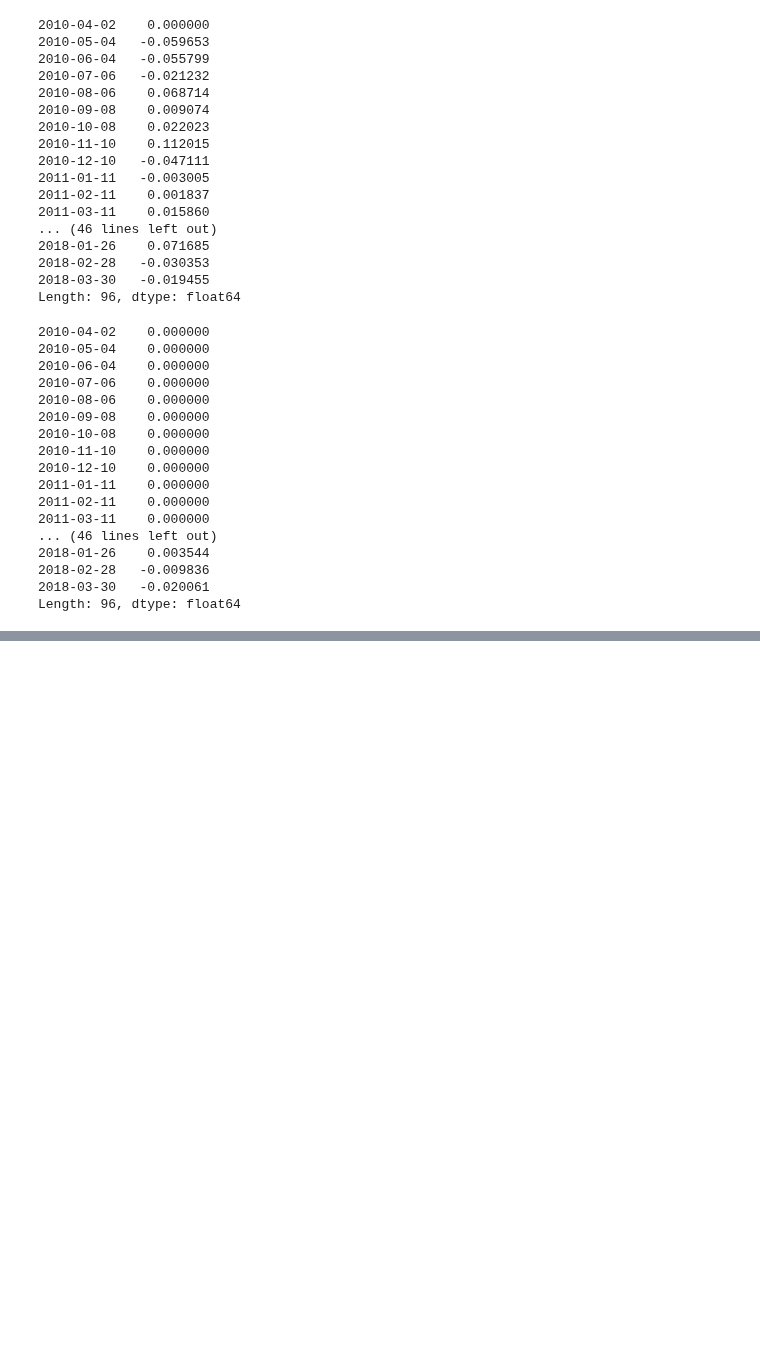
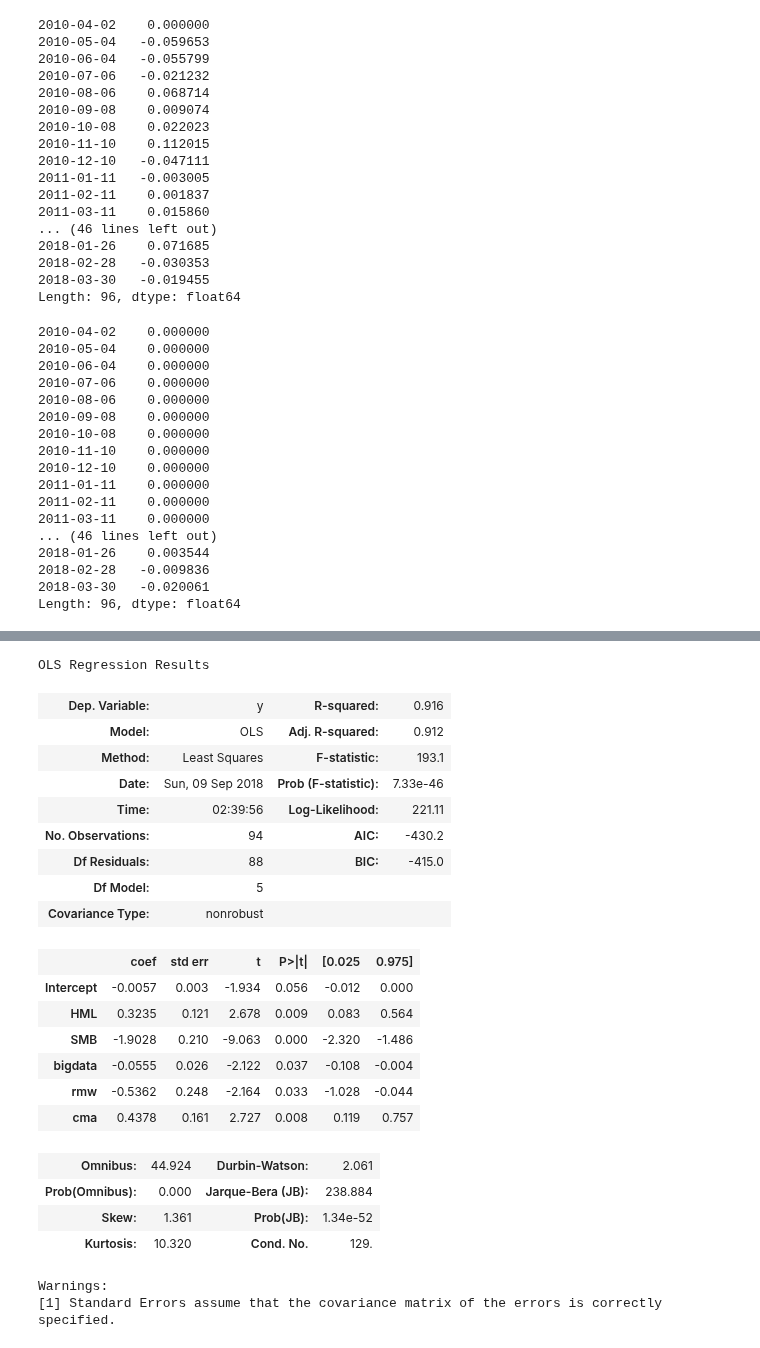
Before and after one commit to brainee/fama, a Jupyter notebook: fama5/zy-fama-frech-4-generial.ipynb, the cells around one changed output, grey strips where cells are left out. Drawn from its saved outputs; the diff is of its cells as text; code cells hidden in the pictures; blank space fills up the shorter version.

```diff
--- a/fama5/zy-fama-frech-4-generial.ipynb
+++ b/fama5/zy-fama-frech-4-generial.ipynb
@@ -1007,25 +942,53 @@ df_xy.describe()
 # %%
 import statsmodels.formula.api as smf
 import statsmodels.api as sm
 # np.seterr(invalid='warn')
 # ols_model = smf.ols('y ~ HML + Rm_Rf + np.log(SMB) ', data=df_xy)#股票序列数据不能用对数变换的，不可能收益都为正
 
 # 4个因子
 # ols_model = smf.ols('y ~ HML + Rm_Rf + SMB + bigdata', data=df_xy)
 
 # 3个因子
 # ols_model = smf.ols('y ~ HML + Rm_Rf + SMB ', data=df_xy)
 # ols_model = smf.ols('y ~ HML + SMB ', data=df_xy)
 
 #去掉市值
-ols_model=smf.ols('y ~ HML + SMB + bigdata', data=df_xy)
+# ols_model=smf.ols('y ~ HML + SMB + bigdata', data=df_xy)
+# results = ols_model.fit()#cov_type='HC3'
+
+#去掉市值
+ols_model=smf.ols('y ~ HML + SMB +bigdata +rmw+cma', data=df_xy)
 results = ols_model.fit()#cov_type='HC3'
 
 #去掉大数据
 # results = smf.ols('y ~ Rm_Rf  + HML+ SMB  ', data=df_xy).fit()
 # results = smf.ols('y ~ Rm_Rf  + HML ', data=df_xy).fit()
 # results = smf.ols('y ~  Rm_Rf  ', data=df_xy).fit()
 results.summary()
+# %% [output]
+OLS Regression Results
+| Dep. Variable: | y | R-squared: | 0.916 |
+| Model: | OLS | Adj. R-squared: | 0.912 |
+| Method: | Least Squares | F-statistic: | 193.1 |
+| Date: | Sun, 09 Sep 2018 | Prob (F-statistic): | 7.33e-46 |
+| Time: | 02:39:56 | Log-Likelihood: | 221.11 |
+| No. Observations: | 94 | AIC: | -430.2 |
+| Df Residuals: | 88 | BIC: | -415.0 |
+| Df Model: | 5 |  |  |
+| Covariance Type: | nonrobust |  |  |
+|  | coef | std err | t | P>|t| | [0.025 | 0.975] |
+| Intercept | -0.0057 | 0.003 | -1.934 | 0.056 | -0.012 | 0.000 |
+| HML | 0.3235 | 0.121 | 2.678 | 0.009 | 0.083 | 0.564 |
+| SMB | -1.9028 | 0.210 | -9.063 | 0.000 | -2.320 | -1.486 |
+| bigdata | -0.0555 | 0.026 | -2.122 | 0.037 | -0.108 | -0.004 |
+| rmw | -0.5362 | 0.248 | -2.164 | 0.033 | -1.028 | -0.044 |
+| cma | 0.4378 | 0.161 | 2.727 | 0.008 | 0.119 | 0.757 |
+| Omnibus: | 44.924 | Durbin-Watson: | 2.061 |
+| Prob(Omnibus): | 0.000 | Jarque-Bera (JB): | 238.884 |
+| Skew: | 1.361 | Prob(JB): | 1.34e-52 |
+| Kurtosis: | 10.320 | Cond. No. | 129. |
+Warnings:
+[1] Standard Errors assume that the covariance matrix of the errors is correctly specified.
 # %%
 # regression.linear_model.RegressionResults
 # results.resid_pearson
```
Also changed, not shown: parts of 20 cells of this notebook.
